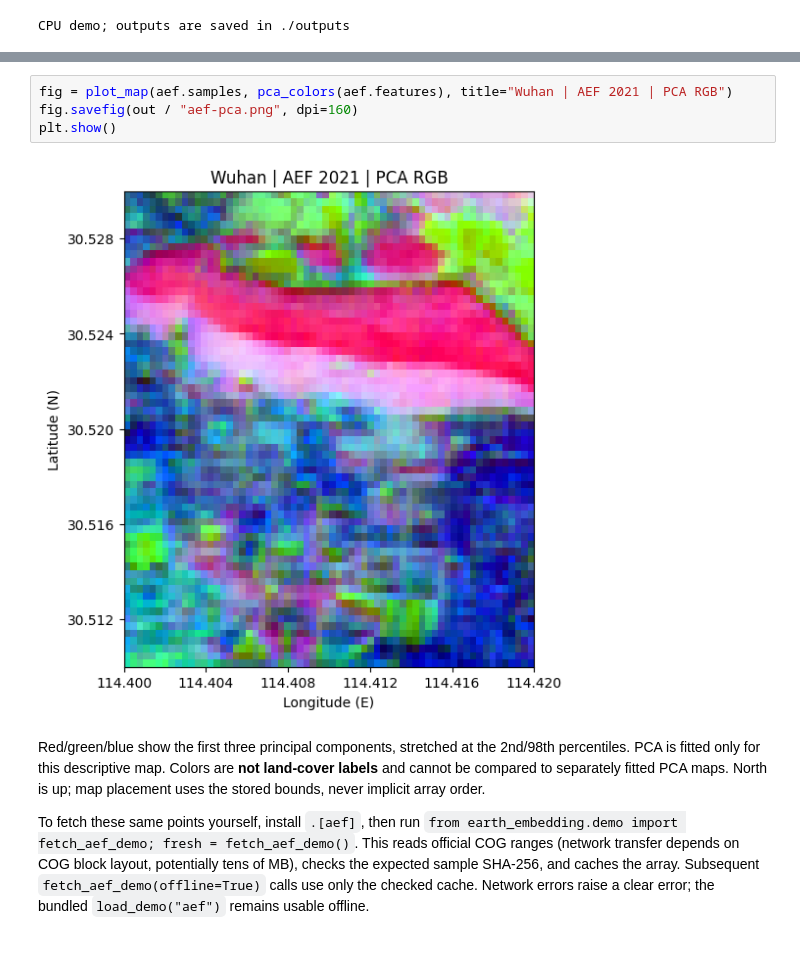
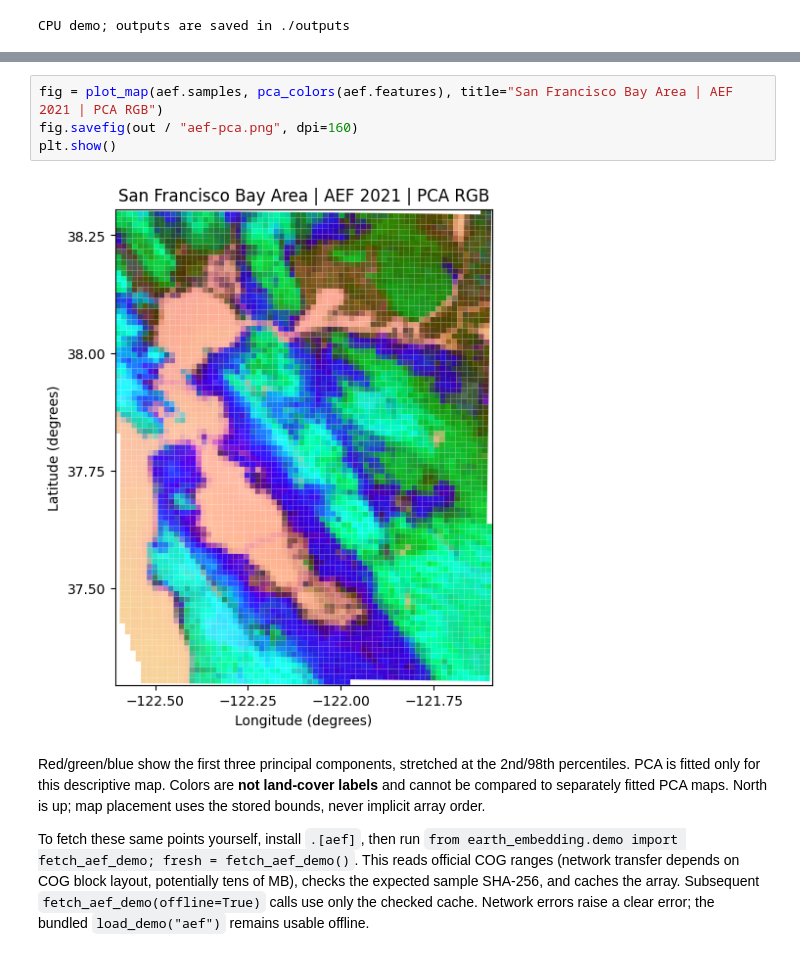
Before and after one commit to GISWLH/earth-embedding, a Jupyter notebook: examples/notebooks/01_first_embedding_map.ipynb, the cells around one changed output, grey strips where cells are left out. Saved outputs shown, nothing was run; the diff lists cells and outputs as text.

Commit message:
feat: replace city demo with reproducible Bay Area regional workflows

```diff
--- a/examples/notebooks/01_first_embedding_map.ipynb
+++ b/examples/notebooks/01_first_embedding_map.ipynb
@@ -40,9 +42,9 @@ The AlphaEarth Foundations Satellite Embedding dataset is produced by Google and
 # %%
-fig = plot_map(aef.samples, pca_colors(aef.features), title="Wuhan | AEF 2021 | PCA RGB")
+fig = plot_map(aef.samples, pca_colors(aef.features), title="San Francisco Bay Area | AEF 2021 | PCA RGB")
 fig.savefig(out / "aef-pca.png", dpi=160)
 plt.show()
 # %% [output]
-[figure, old version]
+[figure, new version]
 # %% [markdown]
 Red/green/blue show the first three principal components, stretched at the
 2nd/98th percentiles. PCA is fitted only for this descriptive map. Colors are
```
Also changed, not shown: parts of 2 cells of this notebook, 48 other files.
